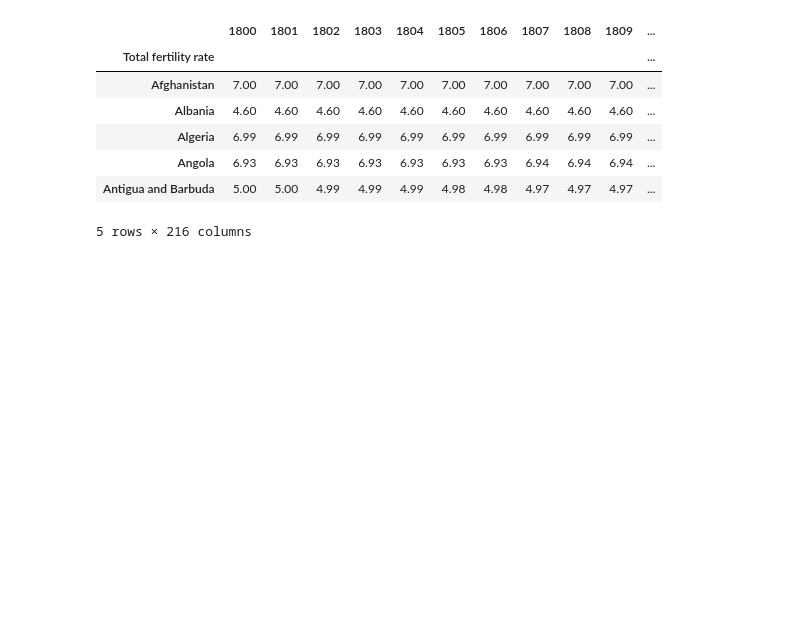
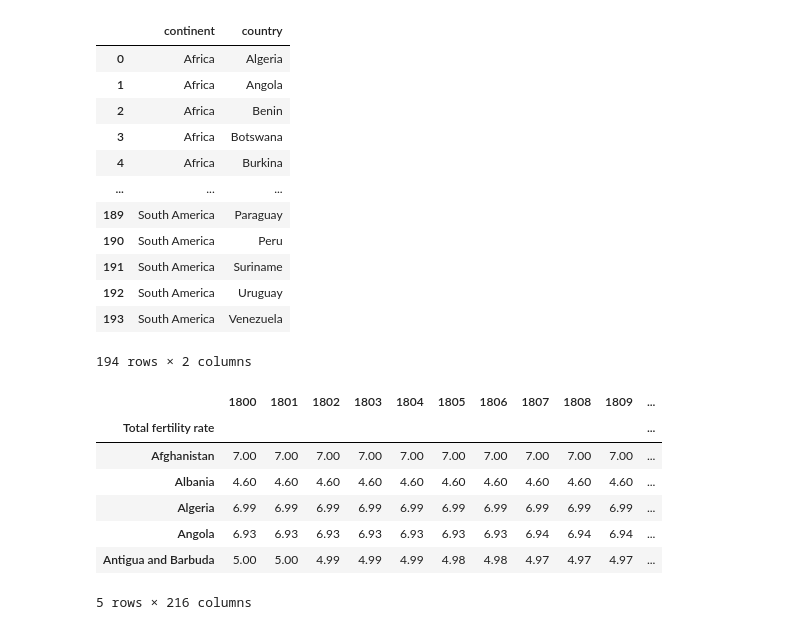
Before and after one commit to greentopsecret/random-forest-fennel-student-code, a Jupyter notebook: week_01/1.8-animated-scatterplot.ipynb, the cells around one changed output. Drawn from its saved outputs; the diff is of its cells as text; code cells hidden in the pictures; blank space fills up the shorter version.

```diff
--- a/week_01/1.8-animated-scatterplot.ipynb
+++ b/week_01/1.8-animated-scatterplot.ipynb
@@ -4,6 +4,23 @@ import pandas as pd
 fert = pd.read_csv('./data/gapminder_total_fertility.csv', index_col=0)
 life = pd.read_excel('./data/gapminder_lifeexpectancy.xlsx', index_col=0, nrows=260)
 population = pd.read_excel('./data/gapminder_population.xlsx', index_col=0)
+# %%
+continents = pd.read_csv('./data/continents.csv', sep=";")
+continents
+# %% [output]
+|  | continent | country |
+| 0 | Africa | Algeria |
+| 1 | Africa | Angola |
+| 2 | Africa | Benin |
+| 3 | Africa | Botswana |
+| 4 | Africa | Burkina |
+| ... | ... | ... |
+| 189 | South America | Paraguay |
+| 190 | South America | Peru |
+| 191 | South America | Suriname |
+| 192 | South America | Uruguay |
+| 193 | South America | Venezuela |
+194 rows × 2 columns
 # %%
 population.dropna(inplace=True)
 fert.dropna(inplace=True)
```
Also changed, not shown: parts of 8 cells of this notebook, 3 other files.
